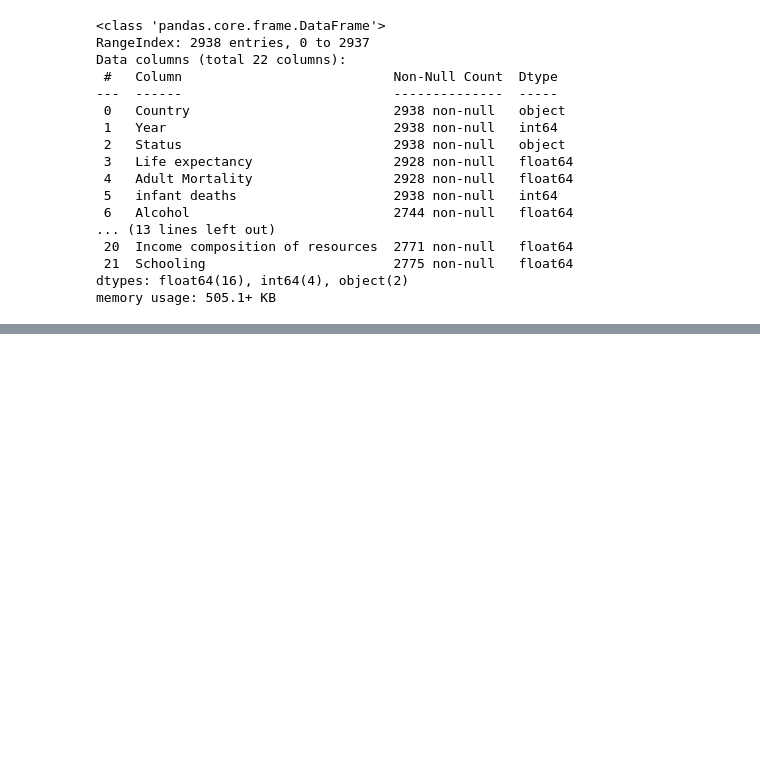
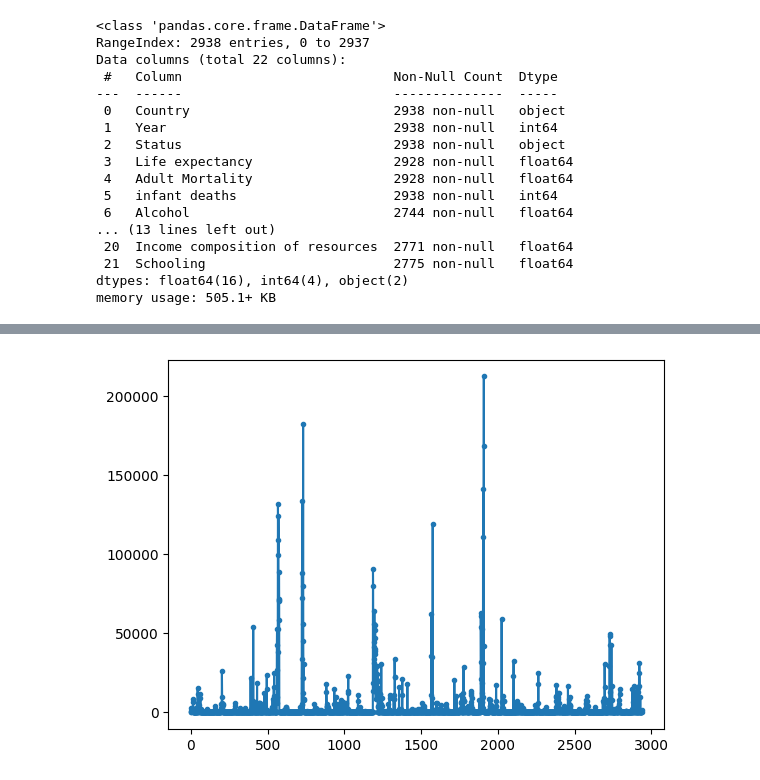
Before and after one commit to 90sfranco/Life-expectancy, a Jupyter notebook: notebooks/Migration_EDA.ipynb, the cells around one changed output, grey strips where cells are left out. Drawn from its saved outputs; the diff is of its cells as text; code cells hidden in the pictures; blank space fills up the shorter version.

```diff
--- a/notebooks/Migration_EDA.ipynb
+++ b/notebooks/Migration_EDA.ipynb
@@ -122,0 +183,5 @@ memory usage: 505.1+ KB
+# %%
+plt.plot(df['Measles '], '.-' ,label = 'Hepatitis')
+plt.show()
+# %% [output]
+[figure, added]
```
Also changed, not shown: parts of 8 cells of this notebook.
